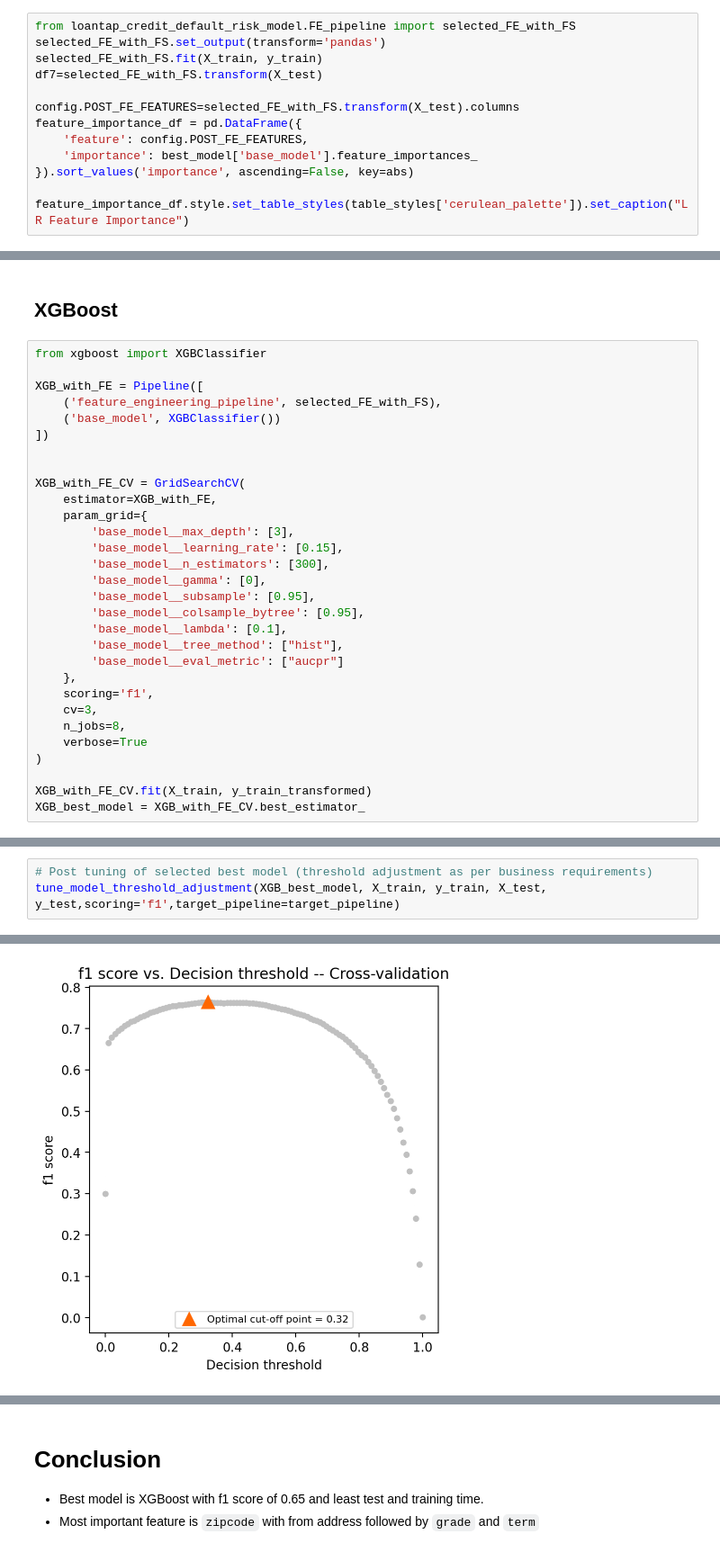
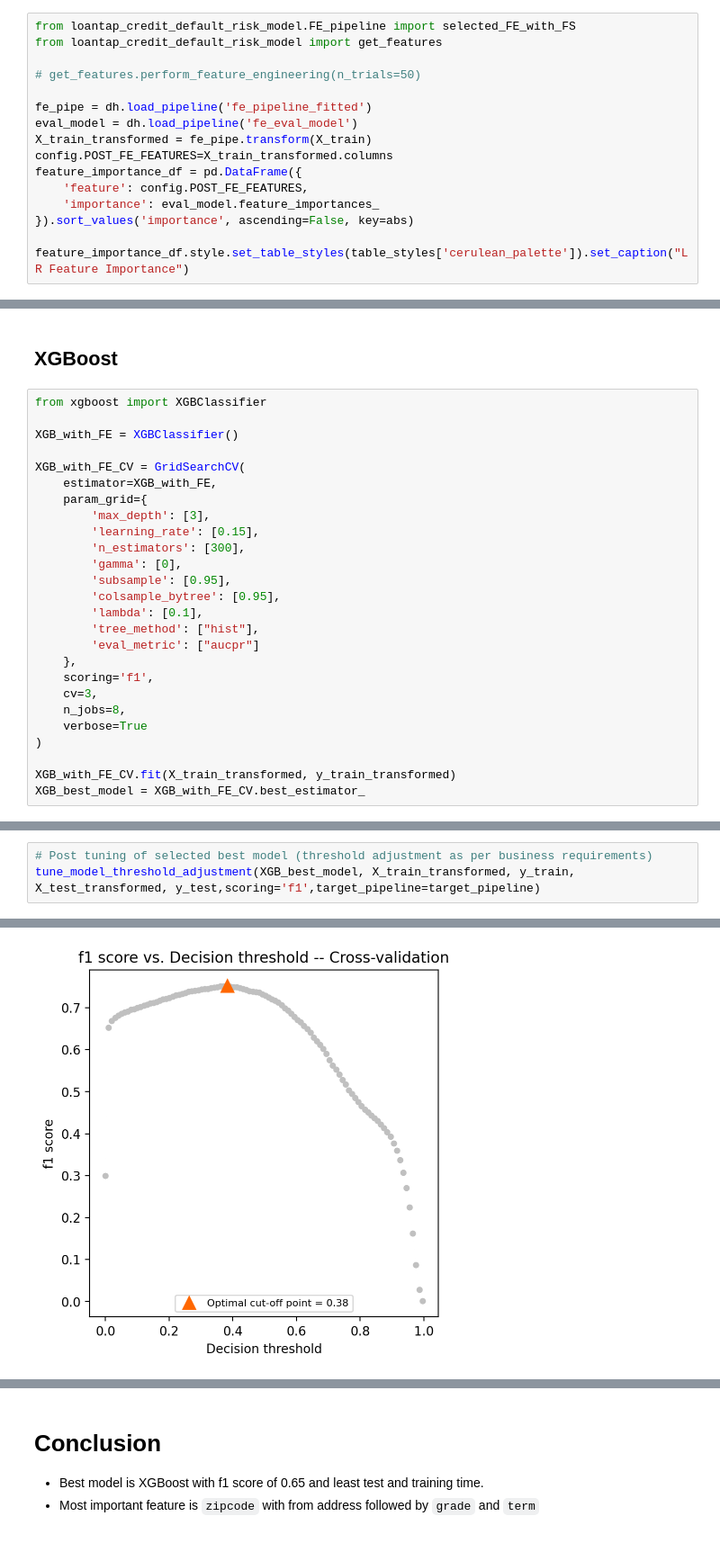
Before and after one commit to jyothisable/Credit-Default-Risk-Prediction-Model, a Jupyter notebook: notebooks/model_prototyping.ipynb, the cells around one changed output, grey strips where cells are left out. Shown at 90% size. Drawn from its saved outputs; the diff is of its cells as text.

```diff
--- a/notebooks/model_prototyping.ipynb
+++ b/notebooks/model_prototyping.ipynb
@@ -394,13 +495,16 @@ Fitting 3 folds for each of 1 candidates, totalling 3 fits
 # %%
 from loantap_credit_default_risk_model.FE_pipeline import selected_FE_with_FS
-selected_FE_with_FS.set_output(transform='pandas')
-selected_FE_with_FS.fit(X_train, y_train)
-df7=selected_FE_with_FS.transform(X_test)
+from loantap_credit_default_risk_model import get_features
 
-config.POST_FE_FEATURES=selected_FE_with_FS.transform(X_test).columns
+# get_features.perform_feature_engineering(n_trials=50)
+
+fe_pipe = dh.load_pipeline('fe_pipeline_fitted')
+eval_model = dh.load_pipeline('fe_eval_model')
+X_train_transformed = fe_pipe.transform(X_train)
+config.POST_FE_FEATURES=X_train_transformed.columns
 feature_importance_df = pd.DataFrame({
     'feature': config.POST_FE_FEATURES,
-    'importance': best_model['base_model'].feature_importances_
+    'importance': eval_model.feature_importances_
 }).sort_values('importance', ascending=False, key=abs)
 
 feature_importance_df.style.set_table_styles(table_styles['cerulean_palette']).set_caption("LR Feature Importance")
@@ -805,24 +818,20 @@ LR Feature Importance
 # %%
 from xgboost import XGBClassifier
 
-XGB_with_FE = Pipeline([
-    ('feature_engineering_pipeline', selected_FE_with_FS),
-    ('base_model', XGBClassifier())
-])
-
+XGB_with_FE = XGBClassifier()
 
 XGB_with_FE_CV = GridSearchCV(
     estimator=XGB_with_FE,
     param_grid={
-        'base_model__max_depth': [3],
-        'base_model__learning_rate': [0.15],
-        'base_model__n_estimators': [300],
-        'base_model__gamma': [0],
-        'base_model__subsample': [0.95],
-        'base_model__colsample_bytree': [0.95],
-        'base_model__lambda': [0.1],
-        'base_model__tree_method': ["hist"],
-        'base_model__eval_metric': ["aucpr"]
+        'max_depth': [3],
+        'learning_rate': [0.15],
+        'n_estimators': [300],
+        'gamma': [0],
+        'subsample': [0.95],
+        'colsample_bytree': [0.95],
+        'lambda': [0.1],
+        'tree_method': ["hist"],
+        'eval_metric': ["aucpr"]
     },
     scoring='f1',
     cv=3,
@@ -830,7 +839,7 @@ XGB_with_FE_CV = GridSearchCV(
     verbose=True
 )
 
-XGB_with_FE_CV.fit(X_train, y_train_transformed)
+XGB_with_FE_CV.fit(X_train_transformed, y_train_transformed)
 XGB_best_model = XGB_with_FE_CV.best_estimator_
 # %% [output]
 Fitting 3 folds for each of 1 candidates, totalling 3 fits
@@ -855,7 +862,7 @@ GridSearchCV(cv=3,
              scoring='f1', verbose=True)
 # %%
 # Post tuning of selected best model (threshold adjustment as per business requirements)
-tune_model_threshold_adjustment(XGB_best_model, X_train, y_train, X_test, y_test,scoring='f1',target_pipeline=target_pipeline)
+tune_model_threshold_adjustment(XGB_best_model, X_train_transformed, y_train, X_test_transformed, y_test,scoring='f1',target_pipeline=target_pipeline)
 # %% [output]
 Classification report: Training set
               precision    recall  f1-score   support
@@ -893,5 +900,5 @@ Best threshold = 0.32 with f1 score = 0.76
    'support': 14911.0}})
-[figure, old version]
+[figure, new version]
 # %%
 # Feature Importance DF
 feature_importance_df = pd.DataFrame({
```
Also changed, not shown: parts of 21 cells of this notebook, 7 other files.
